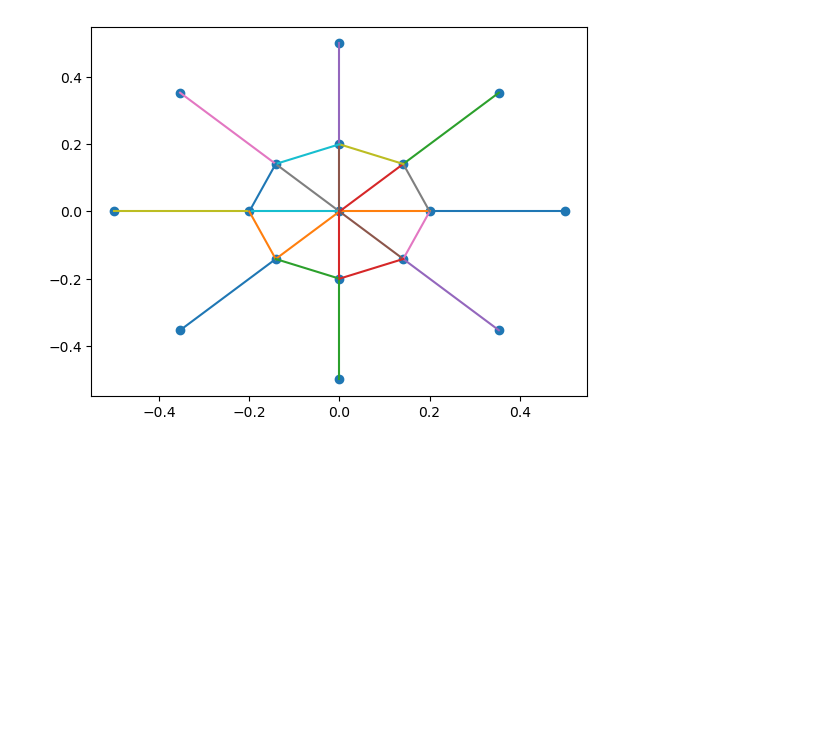
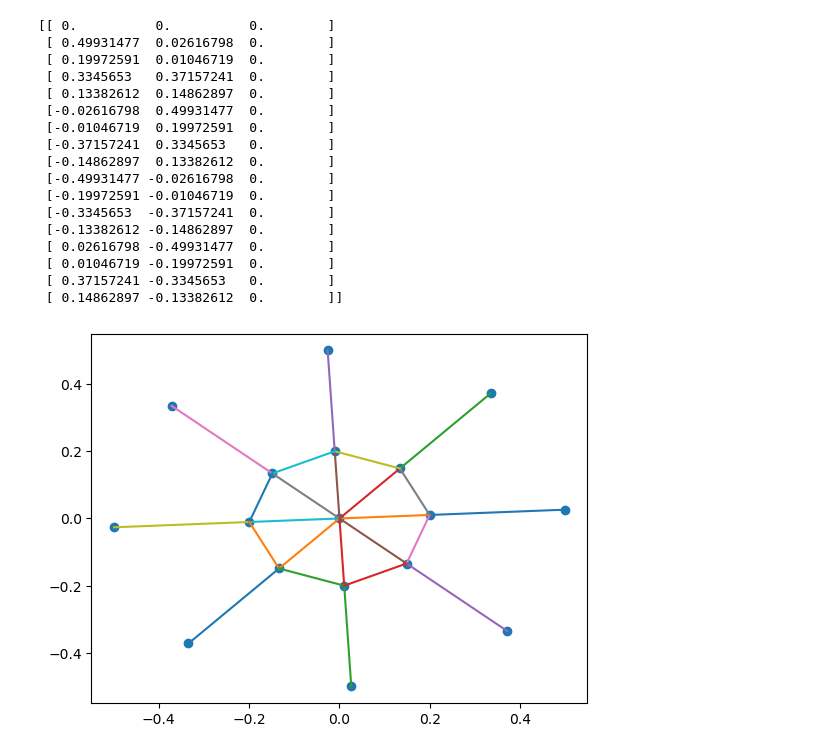
Before and after one commit to NathanielHargan/UAV_Optimization, a Jupyter notebook: PlotDrone.ipynb, the cells around one changed output. Saved outputs shown, nothing was run; the diff lists cells and outputs as text; code cells hidden in the pictures; blank space fills up the shorter version.

Commit message:
UAV_Mission
I made a function that rotates the points

```diff
--- a/PlotDrone.ipynb
+++ b/PlotDrone.ipynb
@@ -1,23 +1,45 @@
 # %%
+import math
 import matplotlib.pyplot as plt
 from Scripts.drone import Drone
 from Scripts.beams import BeamType
 
 def plot_drone_geometry(drone):
     drone_geo = drone.beam_system
+    print(drone_geo.nodes)
     plt.scatter(drone_geo.nodes[:,0], drone_geo.nodes[:,1])
     for beam in drone_geo.beams:
         node_0_x = beam.start_node_coords[0]
         node_1_x = beam.end_node_coords[0]
         node_0_y = beam.start_node_coords[1]
         node_1_y = beam.end_node_coords[1]
         plt.plot([node_0_x,node_1_x],[node_0_y,node_1_y])
 
 d1 = Drone("drone_test")
 arm_beam = BeamType("annulus", [0.005, 0.0045], "Aluminum7075-T6", "arm_beam")
 strut_beam = BeamType("annulus", [0.003, 0.0025], "Aluminum7075-T6", "strut_beam")
 
-d1.create_drone(0.5,0.2,8,arm_beam,strut_beam)  # hub radius | nominal radius | number of blades
+d1.create_drone_nodes(0.5,0.2,8)           # hub radius | nominal radius | number of blades
+d1.rotate_drone_nodes(0,0,math.pi/60)             # x-axis | y-axis | z-axis
+d1.create_drone_beams(arm_beam,strut_beam) # arm beam | strut beam
+
 plot_drone_geometry(d1)
 # %% [output]
+[[ 0.          0.          0.        ]
+ [ 0.49931477  0.02616798  0.        ]
+ [ 0.19972591  0.01046719  0.        ]
+ [ 0.3345653   0.37157241  0.        ]
+ [ 0.13382612  0.14862897  0.        ]
+ [-0.02616798  0.49931477  0.        ]
+ [-0.01046719  0.19972591  0.        ]
+ [-0.37157241  0.3345653   0.        ]
+ [-0.14862897  0.13382612  0.        ]
+ [-0.49931477 -0.02616798  0.        ]
+ [-0.19972591 -0.01046719  0.        ]
+ [-0.3345653  -0.37157241  0.        ]
+ [-0.13382612 -0.14862897  0.        ]
+ [ 0.02616798 -0.49931477  0.        ]
+ [ 0.01046719 -0.19972591  0.        ]
+ [ 0.37157241 -0.3345653   0.        ]
+ [ 0.14862897 -0.13382612  0.        ]]
-[figure, old version]
+[figure, new version]
```
Also changed, not shown: 3 other files.
